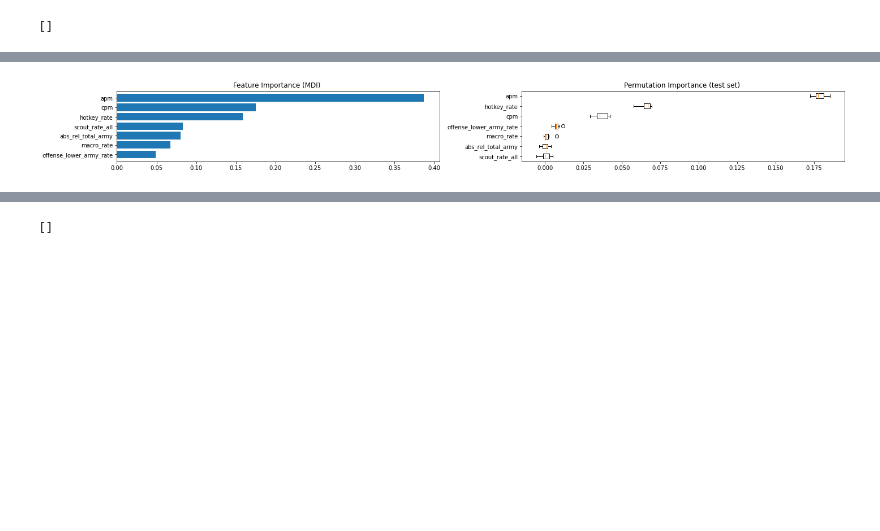
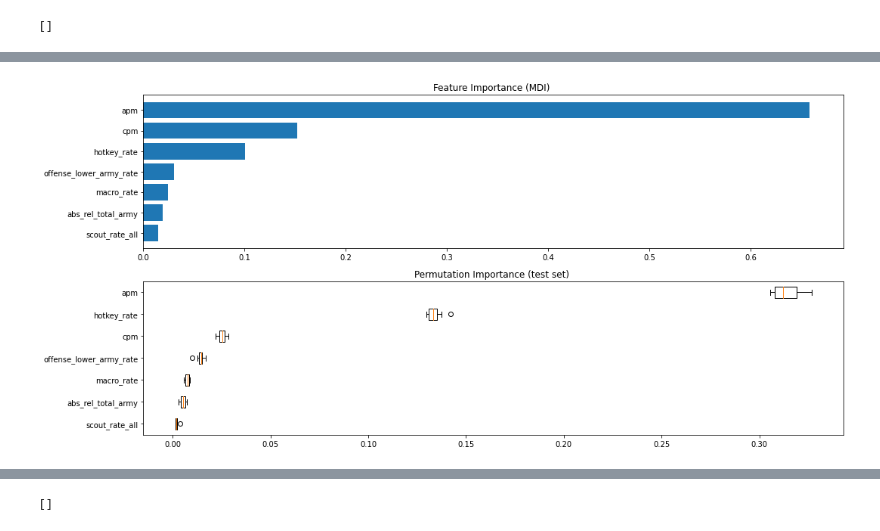
Before and after one commit to awilliambauer/pattern-analysis, a Jupyter notebook: starcraft/prediction_analysis.ipynb, the cells around one changed output, grey strips where cells are left out. Cells and saved outputs as stored; diff of their text form; code cells hidden in the pictures; blank space fills up the shorter version.

Commit message:
new plots

```diff
--- a/starcraft/prediction_analysis.ipynb
+++ b/starcraft/prediction_analysis.ipynb
@@ -47,8 +47,8 @@ data_uid_skill["cpm"] = data_uid_skill.apply(lambda r: r['cps']*60, axis = 1)
 data_uid_skill["rel_cpm"] = data_uid_skill.apply(lambda r: r['rel_cps']*60, axis = 1)
 data_uid_skill = data_uid_skill[data_uid_skill['rank'].isin([1, 2, 4, 5, 7])].copy()
 data_uid_skill["skill"] = data_uid_skill.apply(lambda r: skill_lookup[r['rank']], axis = 1)
-data_uid_skill = data_uid_skill.groupby(["uid", "skill", "win"], as_index = False).mean()
-data_uid_skill = data_uid_skill.groupby('skill', as_index = False).apply(lambda r: r.sample(n = 3000))
+# data_uid_skill = data_uid_skill.groupby(["uid", "skill", "win"], as_index = False).mean()
+data_uid_skill = data_uid_skill.groupby('skill', as_index = False).apply(lambda r: r.sample(n = 5000))
 # %%
 # RANK
 data_uid_rank = pd.read_csv("all_stats_skill.csv")
@@ -98,10 +98,13 @@ def plot_features_importance(plot_info, skill = False, rank = False):
         sorted_idx = np.argsort(feature_importance)
         pos = np.arange(sorted_idx.shape[0]) + .5
         if skill:
-            fig = plt.figure(figsize=(20, 15))
+            fig = plt.figure(figsize=(15, 7))
         else:
             fig = plt.figure(figsize=(20, 8))
-        plt.subplot(7, 2, plot_index)
+        if skill:
+            plt.subplot(2, 1, plot_index)
+        else:
+            plt.subplot(7, 2, plot_index)
         plot_index += 1
         plt.barh(pos, feature_importance[sorted_idx], align='center')
         plt.yticks(pos, plot_info_by_rank[2][sorted_idx])
@@ -113,7 +116,10 @@ def plot_features_importance(plot_info, skill = False, rank = False):
         perm_importances = plot_info_by_rank[1]
         importances_mean = perm_importances.mean(axis = 1)
         sorted_idx = importances_mean.argsort()
-        plt.subplot(7, 2, plot_index)
+        if skill:
+            plt.subplot(2, 1, plot_index)
+        else:
+            plt.subplot(7, 2, plot_index)
         plot_index += 1
         plt.boxplot(perm_importances[sorted_idx].T,
                     vert=False, labels = plot_info_by_rank[2][sorted_idx])
@@ -123,13 +129,13 @@ def plot_features_importance(plot_info, skill = False, rank = False):
             plt.title("Permutation Importance (test set) " + rank)
         fig.tight_layout()
         rank_index += 1
-    if skill:
-        plt.savefig('feature_importance_skill_data.png')
-    else:
-        if rank:
-            plt.savefig('feature_importance_by_rank_data.png')
-        else:
-            plt.savefig('feature_importance__rank_all_data.png')
+#     if skill:
+#         plt.savefig('feature_importance_skill_data.png')
+#     else:
+#         if rank:
+#             plt.savefig('feature_importance_by_rank_data.png')
+#         else:
+#             plt.savefig('feature_importance__rank_all_data.png')
     plt.show()
 
 def predict(df, models, predictors_list, responses, grid, pool):
@@ -171,7 +177,7 @@ def predict(df, models, predictors_list, responses, grid, pool):
         return var_importances.mean(), mean_2darray(np.array(perm_importances)), np.array(predictors)[support]
 # %%
 predictors_win = ['rel_scout_rate_all', 'rel_cpm', 'rel_apm',
-             'rel_hotkey_rate', 'rel_macro_rate', 'game_length']
+             'rel_hotkey_rate', 'rel_hotkey_usage_rate', 'rel_macro_rate', 'game_length']
 predictors_powerset_win = list(powerset(predictors_win))
 predictors_powerset_win.pop(0)
 
@@ -183,7 +189,7 @@ predictors_powerset_win_old.pop(0)
 # print(predictors_powerset_win)
 
 predictors_skill = ['scout_rate_all', 'apm',
-                    'cpm', 'macro_rate', 'hotkey_rate',
+                    'cpm', 'macro_rate', 'hotkey_rate', 'hotkey_usage_rate',
                     'abs_rel_total_army', 'offense_lower_army_rate']
 predictors_powerset_skill = list(powerset(predictors_skill))
 predictors_powerset_skill.pop(0)
@@ -191,13 +197,13 @@ predictors_powerset_skill.pop(0)
 []
 # %%
 # Skill
-grid_quick = {"loss": ["deviance"], "max_depth": [3, 5],
+grid_quick = {"loss": ["deviance"], "max_depth": [5],
        "n_estimators": [500], "n_iter_no_change": [100],
-       "learning_rate": [0.01, 0.1], "subsample": [0.5, 1.0]}
-res = []
+       "learning_rate": [0.01], "subsample": [0.5]}
+res_skill = []
 with Pool(15) as pool:
     var_imp, perm_imp, predictors = predict(data_uid_skill, [GradientBoostingClassifier],
                                             predictors_powerset_skill[len(predictors_powerset_skill) - 1:],
                                             ['skill'], ParameterGrid(grid_quick), pool)
-    res.append((var_imp, perm_imp, predictors))
+    res_skill.append((var_imp, perm_imp, predictors))
 # %% [output]
@@ -281,7 +287,7 @@ plot_features_importance(res[:7], rank = True)
 # %%
-plot_features_importance(res, skill = True)
+plot_features_importance(res_skill, skill = True)
 # %% [output]
-[figure, old version]
+[figure, new version]
 # %%
 plot_features_importance(res[7:], skill = True)
 # %% [output]
```
Also changed, not shown: parts of 7 cells of this notebook, 2 other files.
